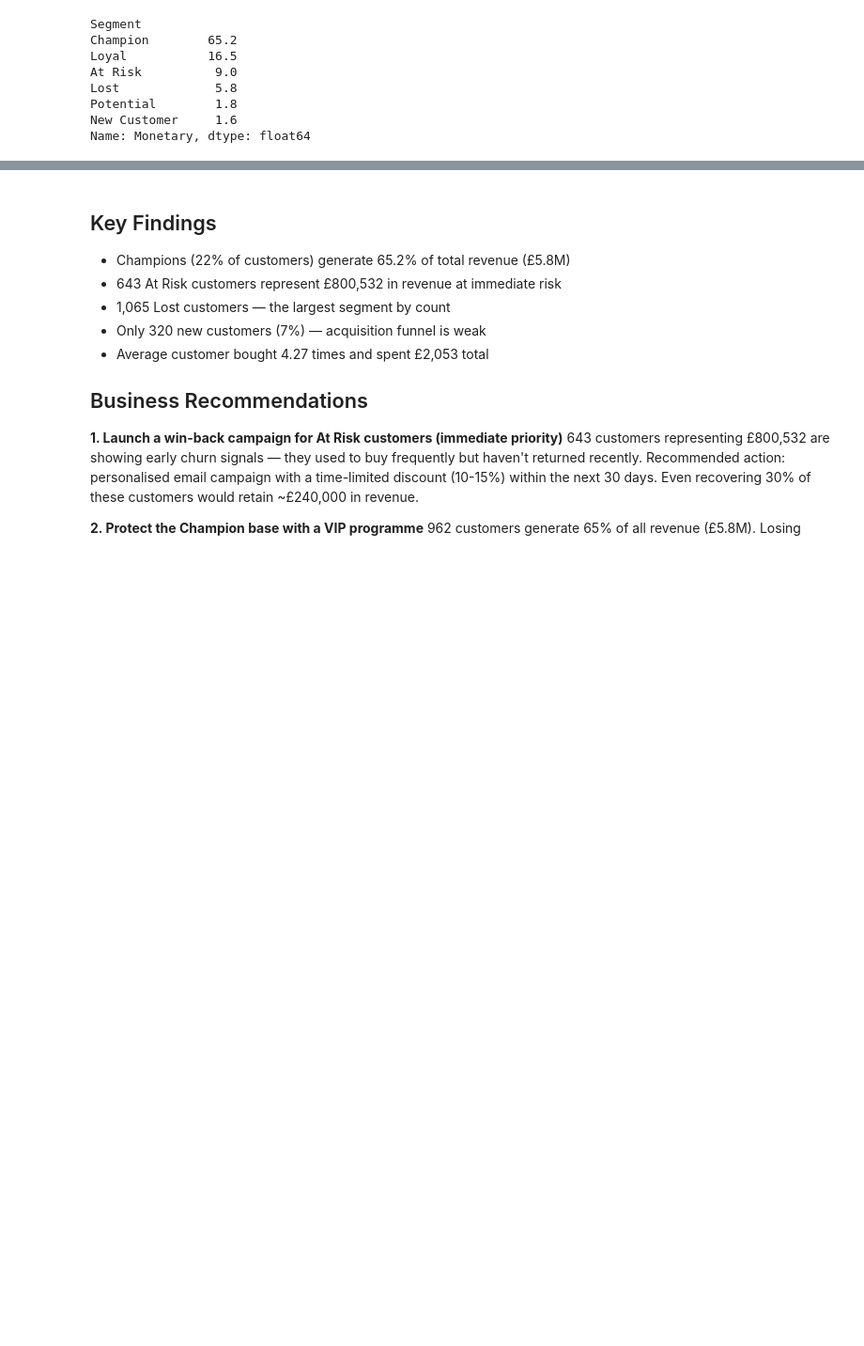
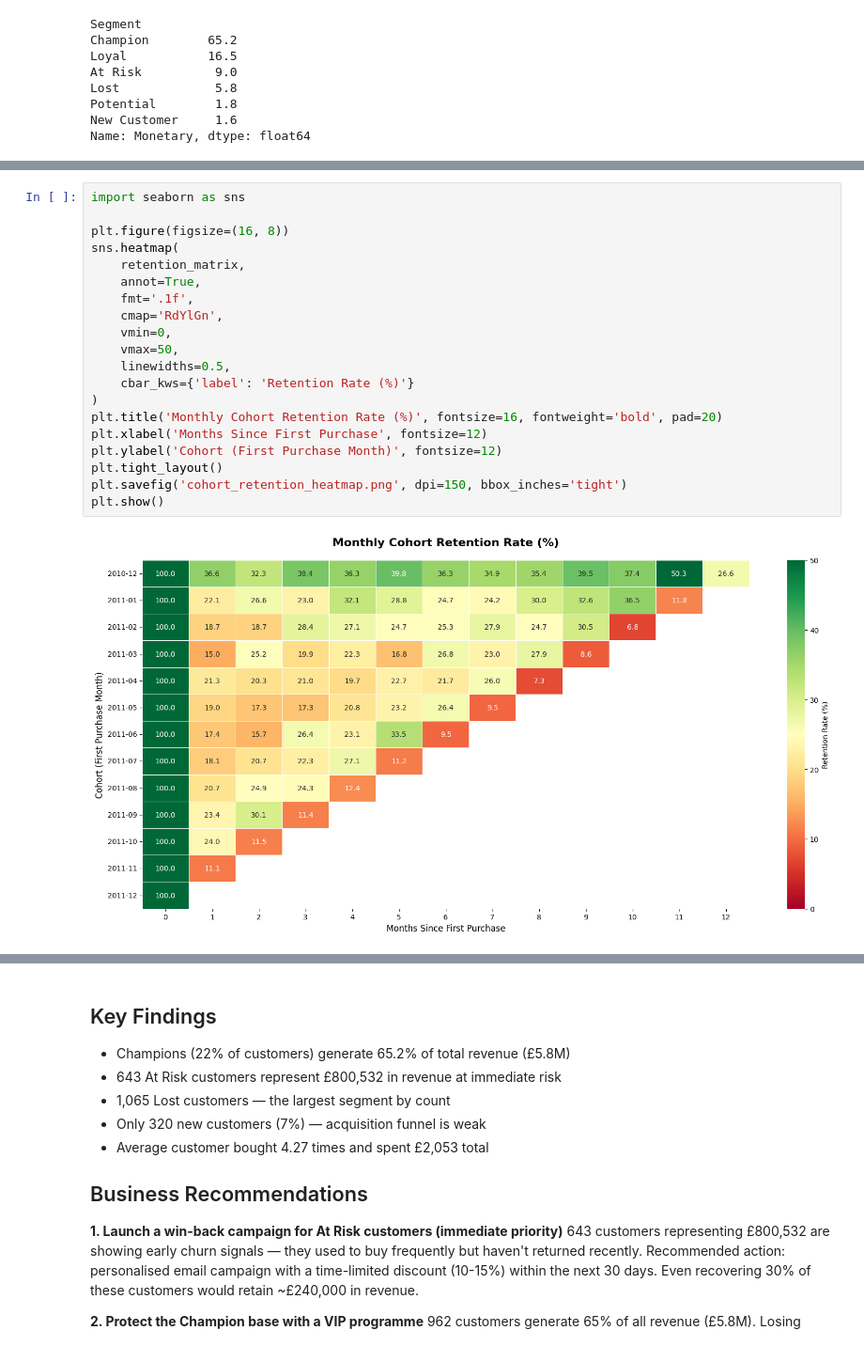
Before and after one commit to Jiyagarg-10/ecommerce-rfm-analysis, a Jupyter notebook: ecommerce_rfm_analysis.ipynb, the cells around one changed output, grey strips where cells are left out. Shown at 94% size. Cells and saved outputs as stored; diff of their text form; blank space fills up the shorter version.

```diff
--- a/ecommerce_rfm_analysis.ipynb
+++ b/ecommerce_rfm_analysis.ipynb
@@ -188,0 +241,22 @@ Name: Monetary, dtype: float64
+# %%
+import seaborn as sns
+
+plt.figure(figsize=(16, 8))
+sns.heatmap(
+    retention_matrix,
+    annot=True,
+    fmt='.1f',
+    cmap='RdYlGn',
+    vmin=0,
+    vmax=50,
+    linewidths=0.5,
+    cbar_kws={'label': 'Retention Rate (%)'}
+)
+plt.title('Monthly Cohort Retention Rate (%)', fontsize=16, fontweight='bold', pad=20)
+plt.xlabel('Months Since First Purchase', fontsize=12)
+plt.ylabel('Cohort (First Purchase Month)', fontsize=12)
+plt.tight_layout()
+plt.savefig('cohort_retention_heatmap.png', dpi=150, bbox_inches='tight')
+plt.show()
+# %% [output]
+[figure, added]
```
Also changed, not shown: parts of 4 cells of this notebook.
